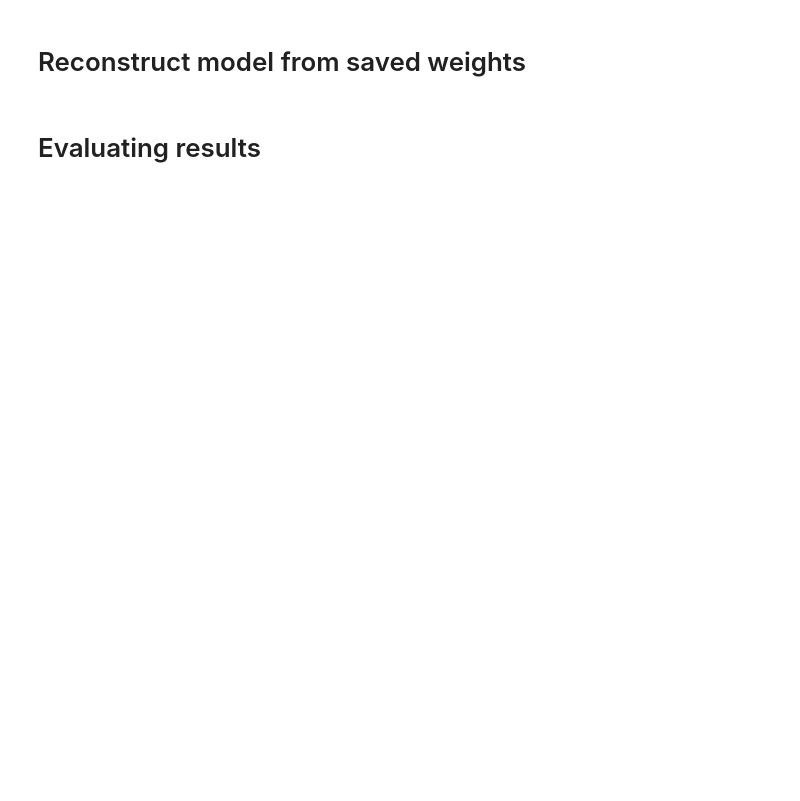
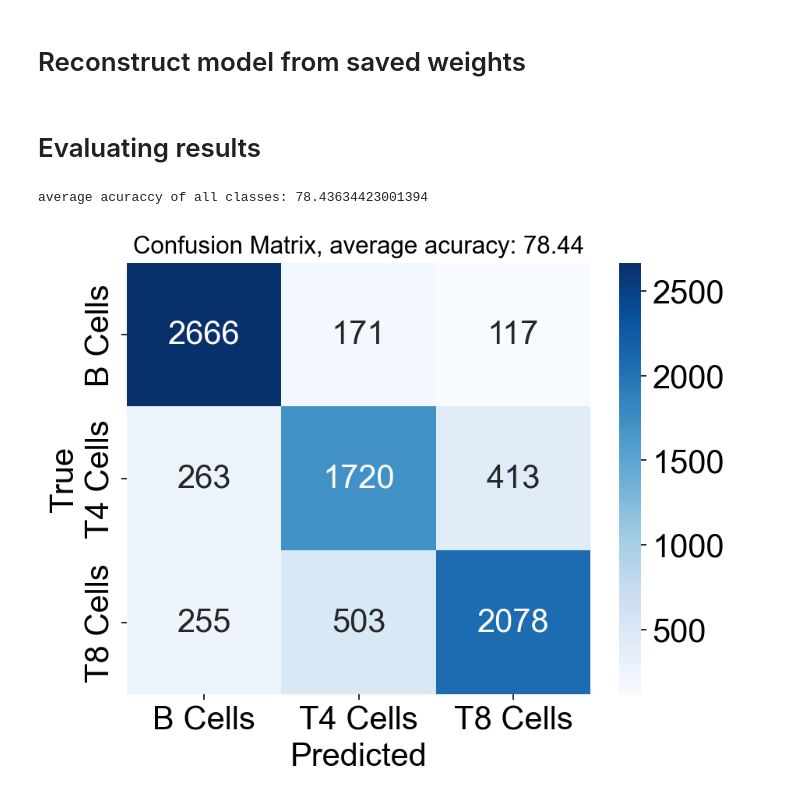
Before and after one commit to Khayrulbuet13/HSC_ML, a Jupyter notebook: src/CNN/test.ipynb, the cells around one changed output. Cells and saved outputs as stored; diff of their text form; code cells hidden in the pictures; blank space fills up the shorter version.

```diff
--- a/src/CNN/test.ipynb
+++ b/src/CNN/test.ipynb
@@ -11,7 +11,7 @@ import matplotlib.pyplot as plt
 import numpy as np
 # %%
 # mounting google drive
-collaboratory = True
+collaboratory = False
 
 if collaboratory:
     from google.colab import drive
@@ -30,7 +33,8 @@ print(os.listdir())
 train_transform = transforms.Compose([
     transforms.Resize((128,128)),
     transforms.ColorJitter(brightness = 0.25, contrast=0.25),
-    transforms.RandomRotation(degrees=(90, 90)),
+    transforms.RandomRotation(90),
+    #transforms.RandomRotation(degrees=(90, 90)),
     transforms.RandomHorizontalFlip(),
     transforms.RandomVerticalFlip(),
     transforms.ToTensor(),
@@ -44,8 +48,9 @@ import sklearn.model_selection
 if collaboratory:
   image_folder = "./Output/"
 else:
-  image_folder = "../../Output/TBCells_crops/"
-trained_weights = image_folder[:-1]+"_weights_test/"
+  image_folder = "../../Output/TBCells_crops/Train_data/"
+trained_weights = image_folder[:-11]+"Results/Latest_Weight"
+
 if not os.path.exists(trained_weights):
         os.makedirs(trained_weights)
 
@@ -284,24 +295,27 @@ with torch.no_grad():
 # %%
 classes = labels_map.values()
 
 # Build confusion matrix
 cf_matrix = confusion_matrix(y_true, y_pred)
 
 class_accuracy=np.mean(100*cf_matrix.diagonal()/cf_matrix.sum(1))
 print(f'average acuraccy of all classes: {class_accuracy}')
 
 # ploting
 font = {'family' : 'Arial',
         'size'   : 20}
 
 plt.rc('font', **font)
 fig, ax = plt.subplots( dpi = 150)
 sn.heatmap(cf_matrix, annot=True, cmap='Blues',fmt='g')
-ax.set_title('Confusion Matrix')
+ax.set_title(f'Confusion Matrix, average acuracy: {class_accuracy :.2f}', fontsize = 15)
 ax.xaxis.set_ticklabels(classes); ax.yaxis.set_ticklabels(classes);
 plt.xlabel('Predicted'); plt.ylabel('True');
 
-plt.savefig(trained_weights + 'cf_matrix.png')
+plt.savefig(trained_weights + 'cf_matrix.png', bbox_inches='tight')
+# %% [output]
+average acuraccy of all classes: 78.43634423001394
+[figure, added]
 # %%
 # classification report
 
```
Also changed, not shown: parts of 6 cells of this notebook.
